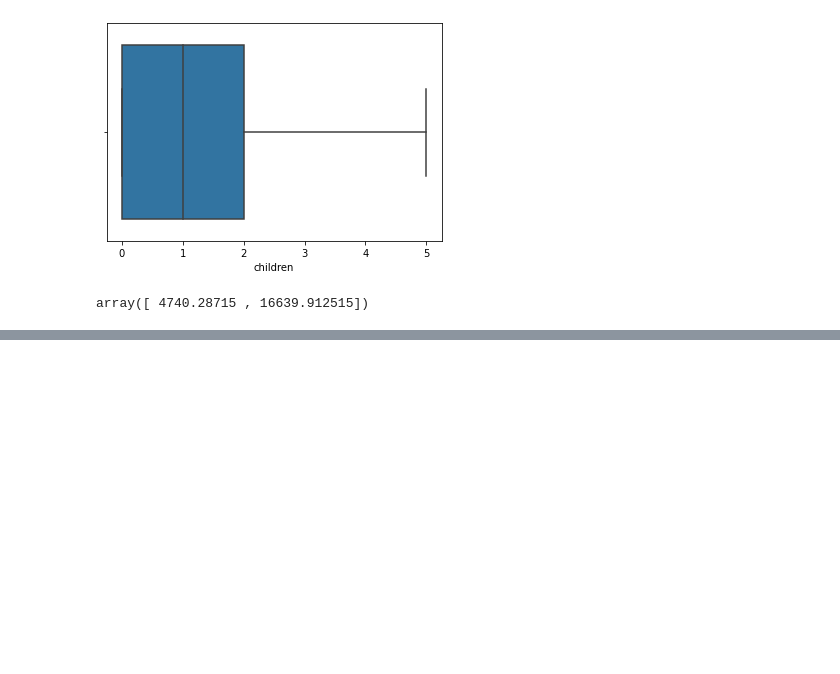
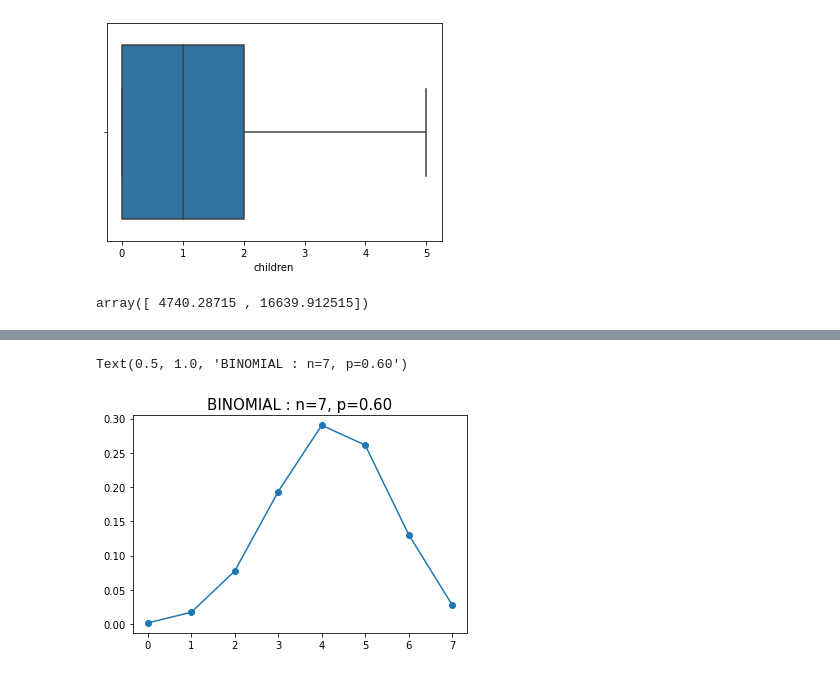
Before and after one commit to RAJAT199292/DataScienceVisualization, a Jupyter notebook: Statistical Method for Decision Making.ipynb, the cells around one changed output, grey strips where cells are left out. Cells and saved outputs as stored; diff of their text form; code cells hidden in the pictures; blank space fills up the shorter version.

```diff
--- a/Statistical Method for Decision Making.ipynb
+++ b/Statistical Method for Decision Making.ipynb
@@ -131,0 +254,7 @@ array([ 4740.28715 , 16639.912515])
+# %%
+n=7
+p=0.6
+# %%
+k = np.arange(0,8)
+# %%
+bidist = stats.binom.pmf(k,n,p)
@@ -131,0 +266,6 @@ array([ 4740.28715 , 16639.912515])
+# %%
+plt.plot(k,bidist,'o-')
+plt.title('BINOMIAL : n=%i, p=%.2f' %(n,p),fontsize=15)
+# %% [output]
+Text(0.5, 1.0, 'BINOMIAL : n=7, p=0.60')
+[figure, added]
```
Also changed, not shown: parts of 31 cells of this notebook.
